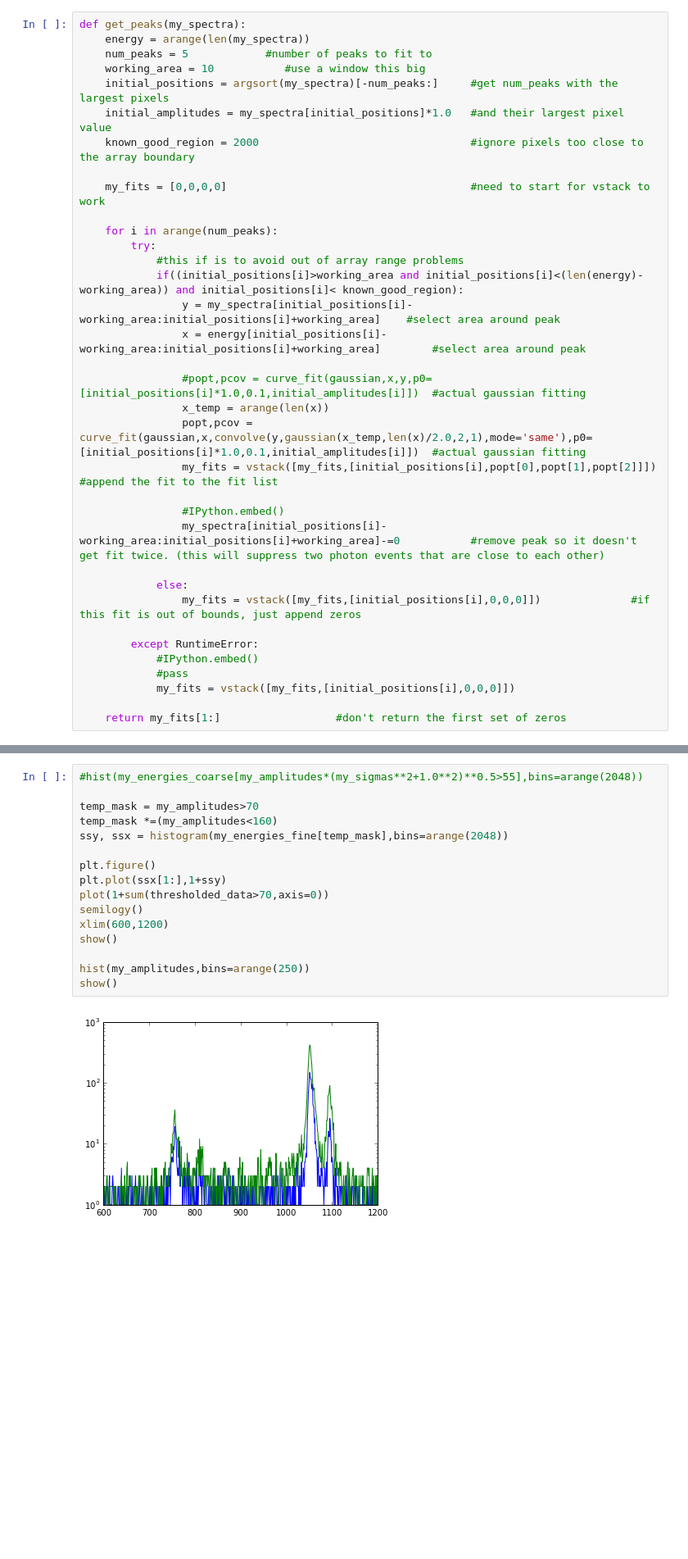
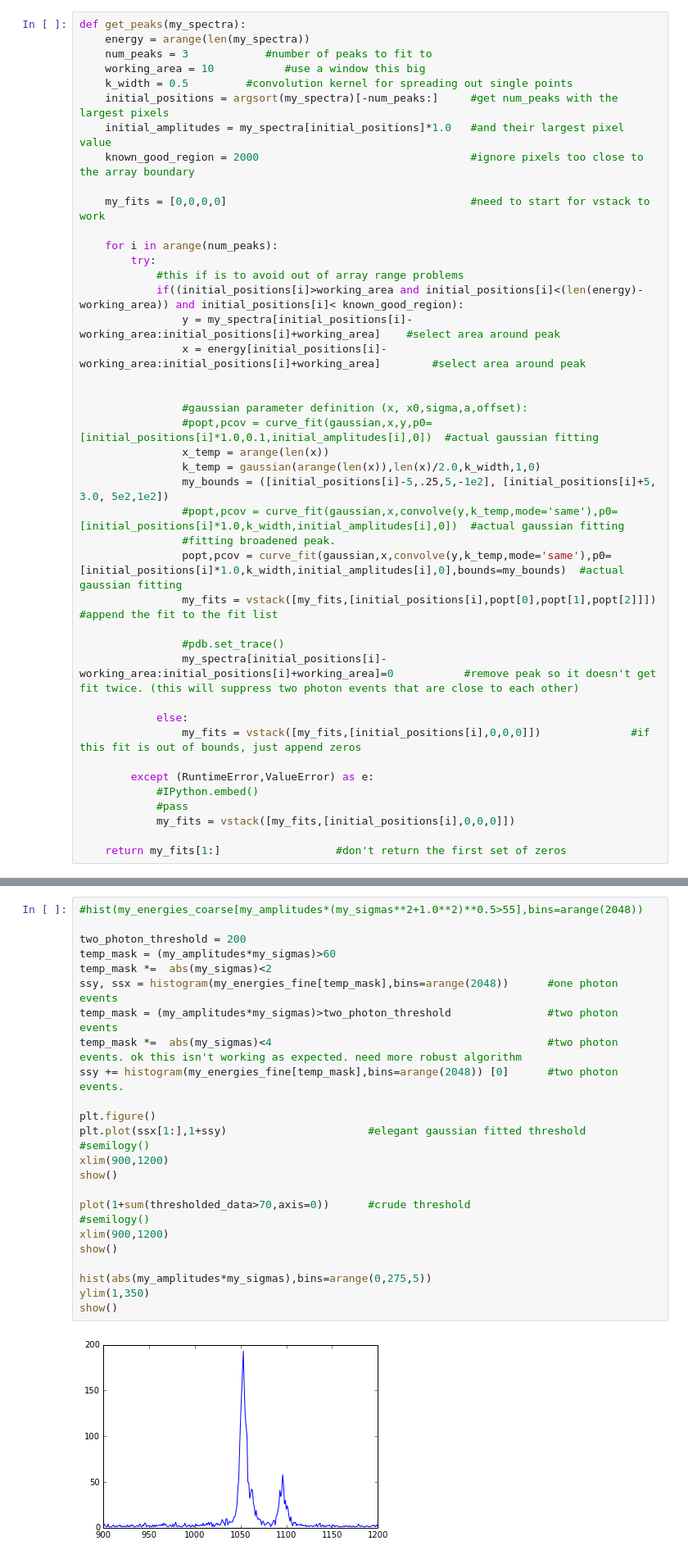
Before and after one commit to sioan/sxd_analysis_methods, a Jupyter notebook: andor_readout_noise/andor_lineout.ipynb, the cells around one changed output, grey strips where cells are left out. Shown: that part at 82% size. Drawn from its saved outputs; the diff is of its cells as text; blank space fills up the shorter version.

```diff
--- a/andor_readout_noise/andor_lineout.ipynb
+++ b/andor_readout_noise/andor_lineout.ipynb
@@ -229,8 +257,9 @@ def gaussian(x, x0,sigma,a):
 # %%
 def get_peaks(my_spectra):
     energy = arange(len(my_spectra))
-    num_peaks = 5            #number of peaks to fit to
+    num_peaks = 3            #number of peaks to fit to
     working_area = 10           #use a window this big
+    k_width = 0.5         #convolution kernel for spreading out single points
     initial_positions = argsort(my_spectra)[-num_peaks:]     #get num_peaks with the largest pixels
     initial_amplitudes = my_spectra[initial_positions]*1.0   #and their largest pixel value
     known_good_region = 2000                                 #ignore pixels too close to the array boundary
@@ -244,18 +273,24 @@ def get_peaks(my_spectra):
                 y = my_spectra[initial_positions[i]-working_area:initial_positions[i]+working_area]    #select area around peak
                 x = energy[initial_positions[i]-working_area:initial_positions[i]+working_area]        #select area around peak
 
-                #popt,pcov = curve_fit(gaussian,x,y,p0=[initial_positions[i]*1.0,0.1,initial_amplitudes[i]])  #actual gaussian fitting
+
+                #gaussian parameter definition (x, x0,sigma,a,offset):
+                #popt,pcov = curve_fit(gaussian,x,y,p0=[initial_positions[i]*1.0,0.1,initial_amplitudes[i],0])  #actual gaussian fitting
                 x_temp = arange(len(x))
-                popt,pcov = curve_fit(gaussian,x,convolve(y,gaussian(x_temp,len(x)/2.0,2,1),mode='same'),p0=[initial_positions[i]*1.0,0.1,initial_amplitudes[i]])  #actual gaussian fitting
+                k_temp = gaussian(arange(len(x)),len(x)/2.0,k_width,1,0)
+                my_bounds = ([initial_positions[i]-5,.25,5,-1e2], [initial_positions[i]+5, 3.0, 5e2,1e2])
+                #popt,pcov = curve_fit(gaussian,x,convolve(y,k_temp,mode='same'),p0=[initial_positions[i]*1.0,k_width,initial_amplitudes[i],0])  #actual gaussian fitting
+                #fitting broadened peak.
+                popt,pcov = curve_fit(gaussian,x,convolve(y,k_temp,mode='same'),p0=[initial_positions[i]*1.0,k_width,initial_amplitudes[i],0],bounds=my_bounds)  #actual gaussian fitting
                 my_fits = vstack([my_fits,[initial_positions[i],popt[0],popt[1],popt[2]]])                   #append the fit to the fit list
 
-                #IPython.embed()
-                my_spectra[initial_positions[i]-working_area:initial_positions[i]+working_area]-=0           #remove peak so it doesn't get fit twice. (this will suppress two photon events that are close to each other)
+                #pdb.set_trace()
+                my_spectra[initial_positions[i]-working_area:initial_positions[i]+working_area]=0           #remove peak so it doesn't get fit twice. (this will suppress two photon events that are close to each other)
 
             else:
                 my_fits = vstack([my_fits,[initial_positions[i],0,0,0]])              #if this fit is out of bounds, just append zeros
 
-        except RuntimeError:
+        except (RuntimeError,ValueError) as e:
             #IPython.embed()
             #pass
             my_fits = vstack([my_fits,[initial_positions[i],0,0,0]])
@@ -309,18 +344,27 @@ for my_spectra in my_dict['andor/image']:
 # %%
 #hist(my_energies_coarse[my_amplitudes*(my_sigmas**2+1.0**2)**0.5>55],bins=arange(2048))
 
-temp_mask = my_amplitudes>70
-temp_mask *=(my_amplitudes<160)
-ssy, ssx = histogram(my_energies_fine[temp_mask],bins=arange(2048))
+two_photon_threshold = 200
+temp_mask = (my_amplitudes*my_sigmas)>60
+temp_mask *=  abs(my_sigmas)<2
+ssy, ssx = histogram(my_energies_fine[temp_mask],bins=arange(2048))      #one photon events
+temp_mask = (my_amplitudes*my_sigmas)>two_photon_threshold               #two photon events
+temp_mask *=  abs(my_sigmas)<4                                           #two photon events. ok this isn't working as expected. need more robust algorithm
+ssy += histogram(my_energies_fine[temp_mask],bins=arange(2048)) [0]      #two photon events.
 
 plt.figure()
-plt.plot(ssx[1:],1+ssy)
-plot(1+sum(thresholded_data>70,axis=0))
-semilogy()
-xlim(600,1200)
+plt.plot(ssx[1:],1+ssy)                      #elegant gaussian fitted threshold
+#semilogy()
+xlim(900,1200)
 show()
 
-hist(my_amplitudes,bins=arange(250))
+plot(1+sum(thresholded_data>70,axis=0))      #crude threshold
+#semilogy()
+xlim(900,1200)
 show()
+
+hist(abs(my_amplitudes*my_sigmas),bins=arange(0,275,5))
+ylim(1,350)
+show()
 # %% [output]
-[figure, old version]
+[figure, new version]
```
Also changed, not shown: parts of 12 cells of this notebook, 1 other file.
